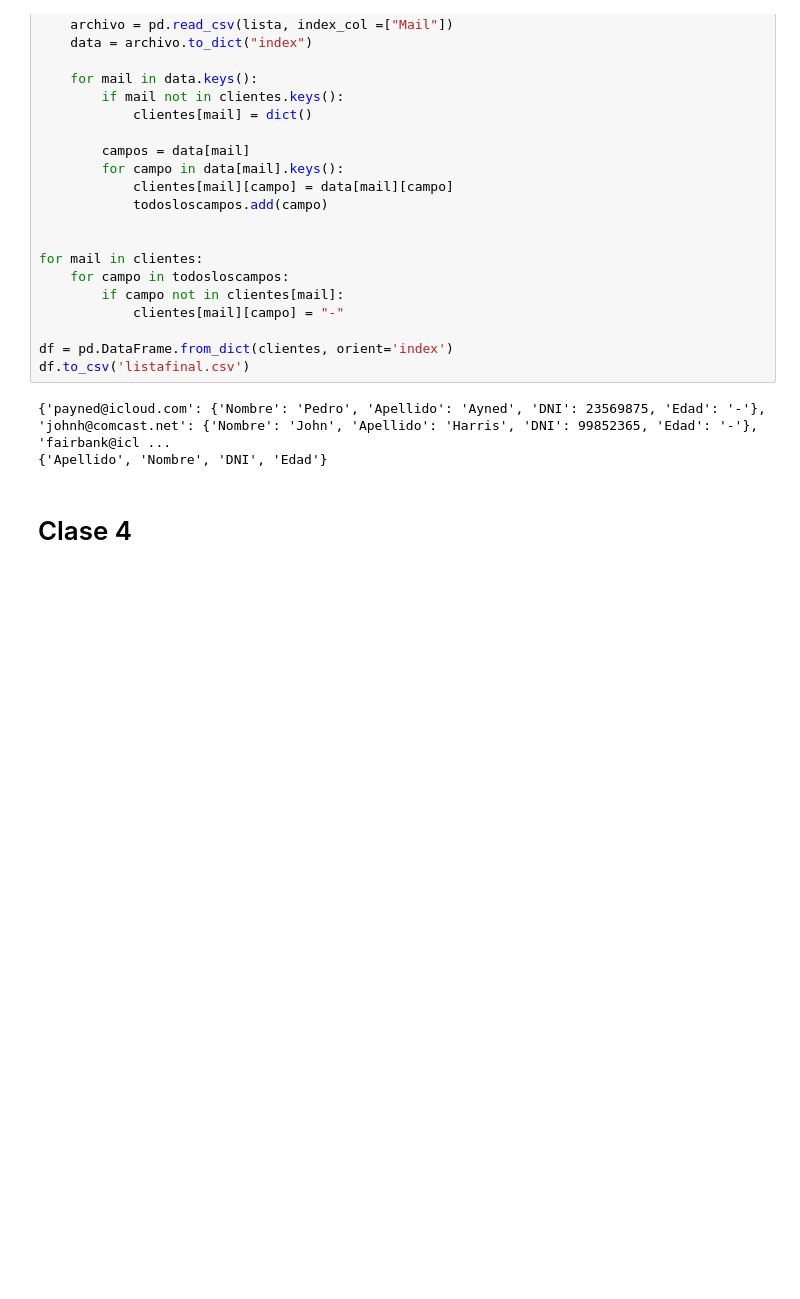
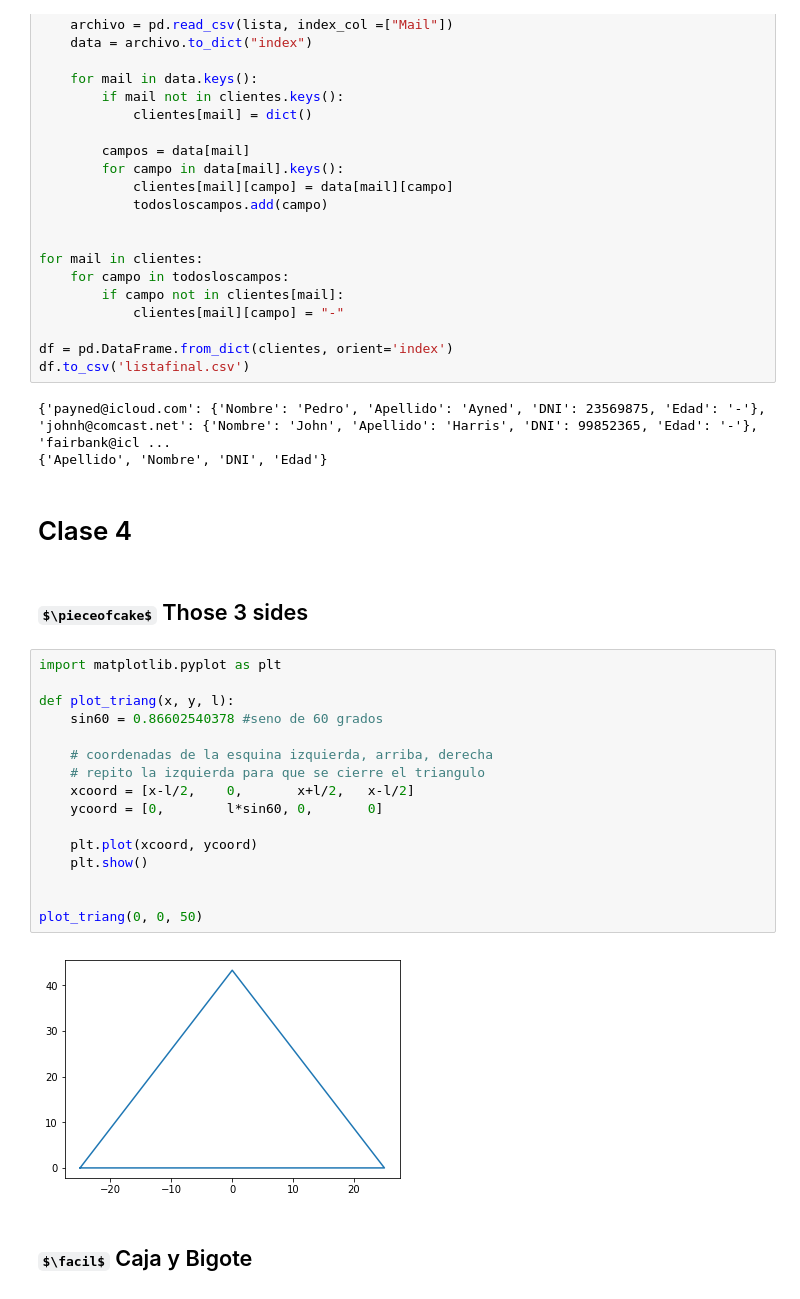
Before and after one commit to IEEESBITBA/Curso-python, a Jupyter notebook: Soluciones_Ejercicios.ipynb, the cells around one changed output. Drawn from its saved outputs; the diff is of its cells as text; some formulas as TeX source; blank space fills up the shorter version.

```diff
--- a/Soluciones_Ejercicios.ipynb
+++ b/Soluciones_Ejercicios.ipynb
@@ -740,3 +740,25 @@ df.to_csv('listafinal.csv')
 {'Apellido', 'Nombre', 'DNI', 'Edad'}
 # %% [markdown]
 # Clase 4
+# %% [markdown]
+## $\pieceofcake$ Those 3 sides
+# %%
+import matplotlib.pyplot as plt
+
+def plot_triang(x, y, l):
+    sin60 = 0.86602540378 #seno de 60 grados
+
+    # coordenadas de la esquina izquierda, arriba, derecha
+    # repito la izquierda para que se cierre el triangulo
+    xcoord = [x-l/2,    0,       x+l/2,   x-l/2]
+    ycoord = [0,        l*sin60, 0,       0]
+
+    plt.plot(xcoord, ycoord)
+    plt.show()
+
+
+plot_triang(0, 0, 50)
+# %% [output]
+[figure, added]
+# %% [markdown]
+## $\facil$ Caja y Bigote
```
Also changed, not shown: parts of 5 cells of this notebook.
